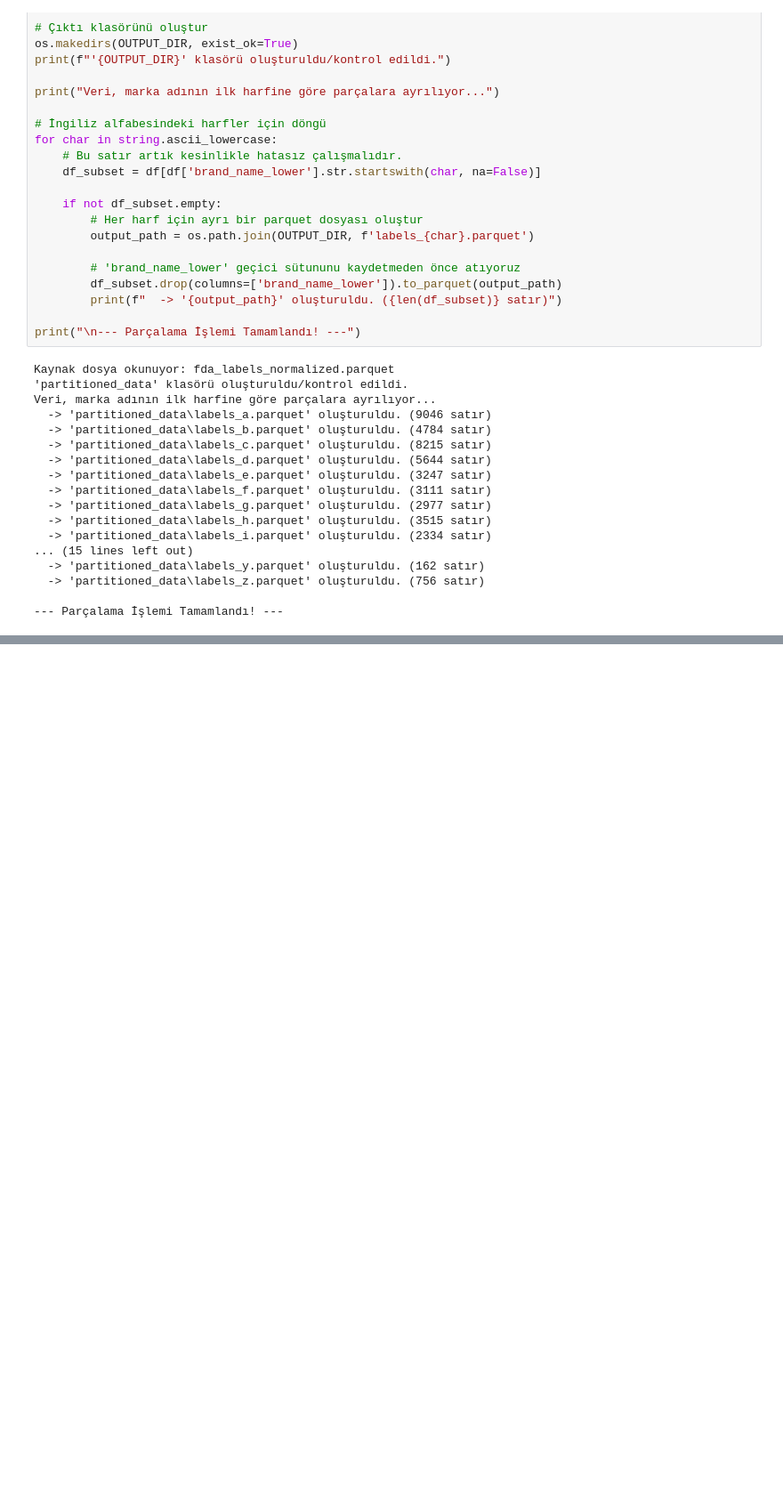
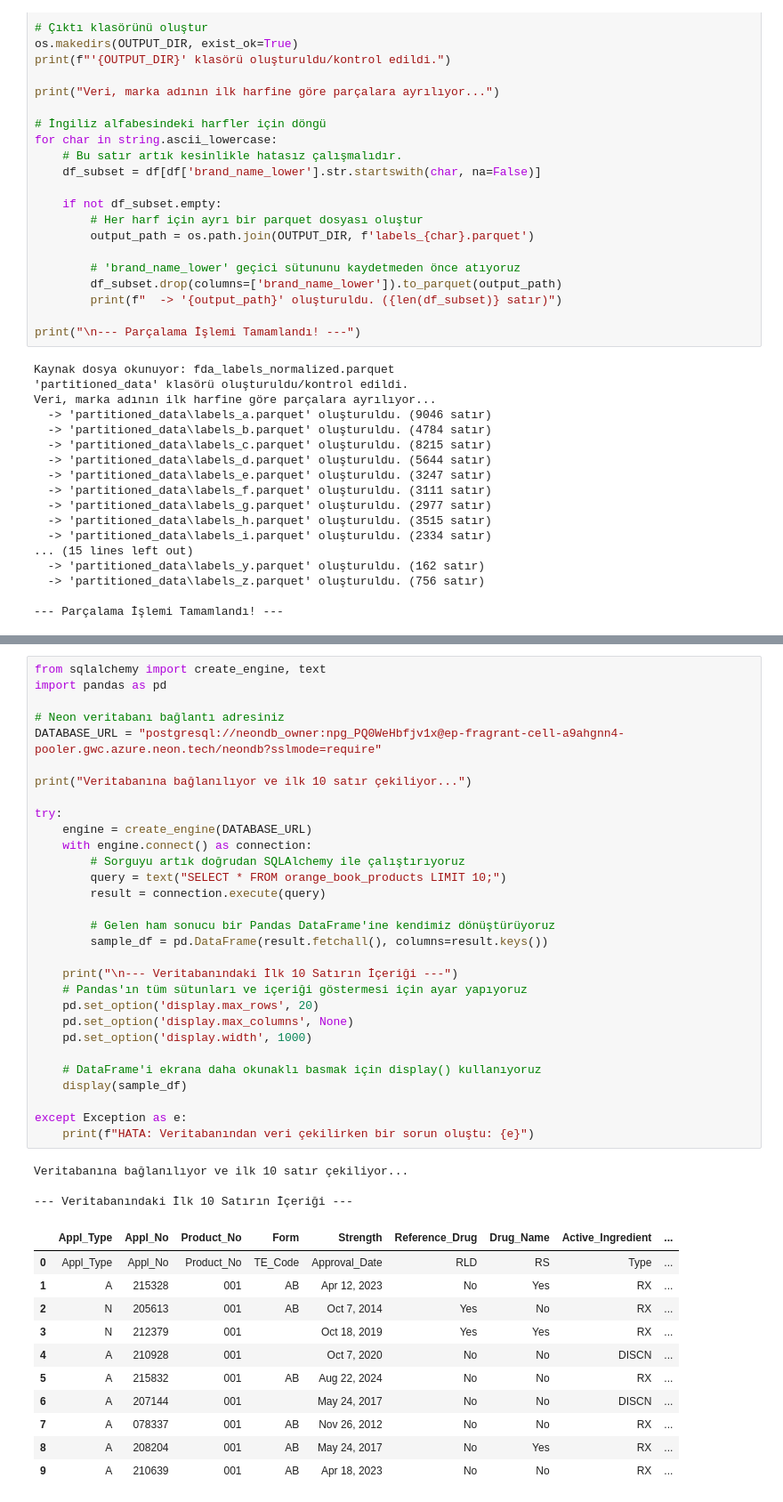
Before and after one commit to mahirkurt/FDA-Database, a Jupyter notebook: Untitled1.ipynb, the cells around one changed output, grey strips where cells are left out. Shown at 89% size. Saved outputs shown, nothing was run; the diff lists cells and outputs as text; blank space fills up the shorter version.

```diff
--- a/Untitled1.ipynb
+++ b/Untitled1.ipynb
@@ -299,0 +329,45 @@ Veri, marka adının ilk harfine göre parçalara ayrılıyor...
+# %%
+from sqlalchemy import create_engine, text
+import pandas as pd
+
+# Neon veritabanı bağlantı adresiniz
+DATABASE_URL = "postgresql://neondb_owner:npg_PQ0WeHbfjv1x@ep-fragrant-cell-a9ahgnn4-pooler.gwc.azure.neon.tech/neondb?sslmode=require"
+
+print("Veritabanına bağlanılıyor ve ilk 10 satır çekiliyor...")
+
+try:
+    engine = create_engine(DATABASE_URL)
+    with engine.connect() as connection:
+        # Sorguyu artık doğrudan SQLAlchemy ile çalıştırıyoruz
+        query = text("SELECT * FROM orange_book_products LIMIT 10;")
+        result = connection.execute(query)
+
+        # Gelen ham sonucu bir Pandas DataFrame'ine kendimiz dönüştürüyoruz
+        sample_df = pd.DataFrame(result.fetchall(), columns=result.keys())
+
+    print("\n--- Veritabanındaki İlk 10 Satırın İçeriği ---")
+    # Pandas'ın tüm sütunları ve içeriği göstermesi için ayar yapıyoruz
+    pd.set_option('display.max_rows', 20)
+    pd.set_option('display.max_columns', None)
+    pd.set_option('display.width', 1000)
+
+    # DataFrame'i ekrana daha okunaklı basmak için display() kullanıyoruz
+    display(sample_df)
+
+except Exception as e:
+    print(f"HATA: Veritabanından veri çekilirken bir sorun oluştu: {e}")
+# %% [output]
+Veritabanına bağlanılıyor ve ilk 10 satır çekiliyor...
+
+--- Veritabanındaki İlk 10 Satırın İçeriği ---
+|  | Appl_Type | Appl_No | Product_No | Form | Strength | Reference_Drug | Drug_Name | Active_Ingredient | ... |
+| 0 | Appl_Type | Appl_No | Product_No | TE_Code | Approval_Date | RLD | RS | Type | ... |
+| 1 | A | 215328 | 001 | AB | Apr 12, 2023 | No | Yes | RX | ... |
+| 2 | N | 205613 | 001 | AB | Oct 7, 2014 | Yes | No | RX | ... |
+| 3 | N | 212379 | 001 |  | Oct 18, 2019 | Yes | Yes | RX | ... |
+| 4 | A | 210928 | 001 |  | Oct 7, 2020 | No | No | DISCN | ... |
+| 5 | A | 215832 | 001 | AB | Aug 22, 2024 | No | No | RX | ... |
+| 6 | A | 207144 | 001 |  | May 24, 2017 | No | No | DISCN | ... |
+| 7 | A | 078337 | 001 | AB | Nov 26, 2012 | No | No | RX | ... |
+| 8 | A | 208204 | 001 | AB | May 24, 2017 | No | Yes | RX | ... |
+| 9 | A | 210639 | 001 | AB | Apr 18, 2023 | No | No | RX | ... |
```
Also changed, not shown: parts of 1 cell of this notebook, 2 other files.
